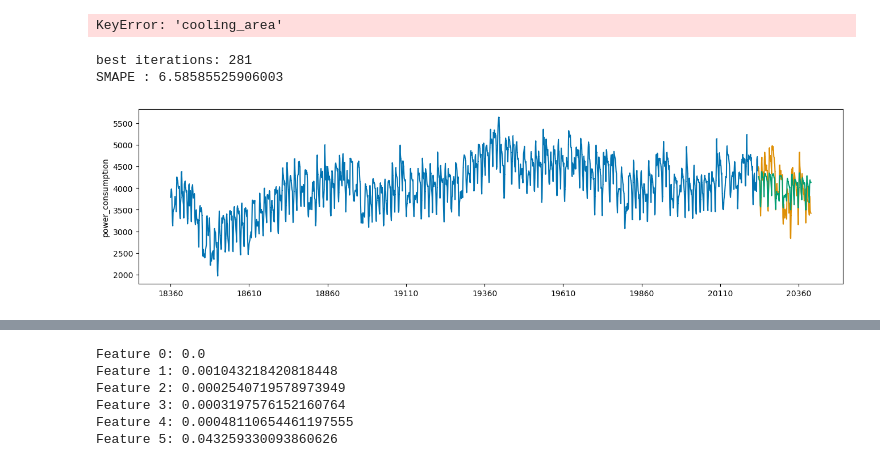
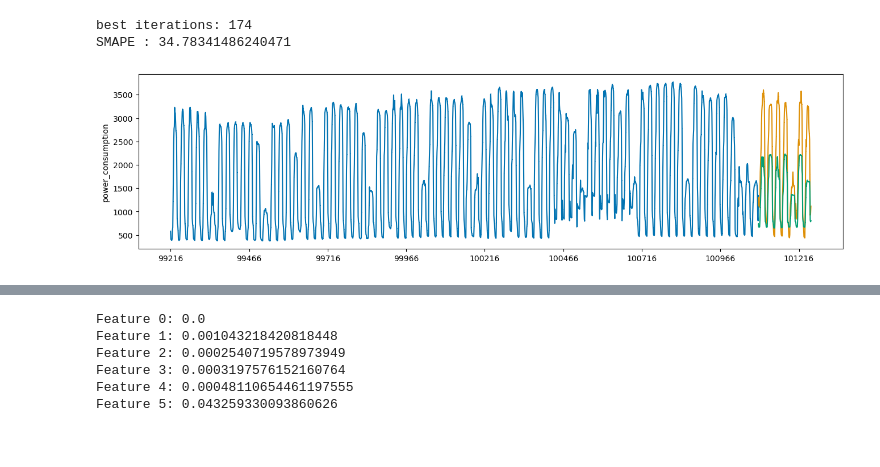
Before and after one commit to wooseungw/power_consumption_comp, a Jupyter notebook: xgboost_test_lbw.ipynb, the cells around one changed output, grey strips where cells are left out. Cells and saved outputs as stored; diff of their text form; code cells hidden in the pictures.

```diff
--- a/xgboost_test_lbw.ipynb
+++ b/xgboost_test_lbw.ipynb
@@ -53,58 +26,0 @@ merged_train_df = pd.read_csv('./data/train_preprocessed_add_lbw.csv')
-# %%
-def data(df):
-
-    df['cooling_to_total_area_ratio'] =  df['cooling_area'] / df['total_area']
-
-    grouped = df.groupby(['building_number', 'week', 'day'])
-
-    df['max_power'] = grouped['power_consumption'].transform(np.max)
-    df['min_power'] = grouped['power_consumption'].transform(np.min)
-
-    grouped2 = df.groupby(['building_number', 'week', 'day','holiday'])
-
-    df['max_power'] = grouped2['max_power'].transform(np.mean)
-    df['min_power'] = grouped2['min_power'].transform(np.mean)
-
-    df['solar_to_ess_ratio'] = df['solar_power_capacity'] / df['ess_capacity']
-    #df['efficiency'] = df['pcs_capacity'] / df['power_consumption']
-
-    df.replace([np.inf, -np.inf], np.nan, inplace=True)
-    df.fillna(0,inplace=True)
-    ## StandardScaler 객체 생성
-    #from sklearn.preprocessing import MinMaxScaler
-    # scaler = MinMaxScaler()
-    ## 데이터 표준화
-    # df['solar_to_ess_ratio'] = scaler.fit_transform(df[['solar_to_ess_ratio']])
-    # df['efficiency'] = scaler.fit_transform(df[['efficiency']])
-    df.drop(columns=['Unnamed: 0','sunshine','pcs_capacity','ess_capacity','solar_power_capacity','solar_radiation','total_area','cooling_area'],inplace= True)
-
-    return df
-
-def data2(df):
-
-    df['cooling_to_total_area_ratio'] =  df['cooling_area'] / df['total_area']
-
-    grouped = merged_train_df.groupby(['building_number', 'holiday'])
-
-    df['max_power'] = grouped['max_power'].transform(np.mean)
-    df['min_power'] = grouped['min_power'].transform(np.mean)
-
-    df['solar_to_ess_ratio'] = df['solar_power_capacity'] / df['ess_capacity']
-    #df['efficiency'] = df['pcs_capacity'] / df['power_consumption']
-
-    df.replace([np.inf, -np.inf], np.nan, inplace=True)
-    df.fillna(0,inplace=True)
-    ## StandardScaler 객체 생성
-    #from sklearn.preprocessing import MinMaxScaler
-    # scaler = MinMaxScaler()
-    ## 데이터 표준화
-    # df['solar_to_ess_ratio'] = scaler.fit_transform(df[['solar_to_ess_ratio']])
-    # df['efficiency'] = scaler.fit_transform(df[['efficiency']])
-    df.drop(columns=['pcs_capacity','ess_capacity','solar_power_capacity','total_area','cooling_area'],inplace= True)
-
-    return df
-
-merged_train_df = data(merged_train_df)
-merged_test_df = data2(merged_test_df)
-# %% [output]
-KeyError: 'cooling_area'
@@ -121,39 +300,42 @@ def weighted_mse(alpha = 1):
 def SMAPE(y_true, y_pred):
     return 100/len(y_true) * np.sum(2 * np.abs(y_pred - y_true) / (np.abs(y_true) + np.abs(y_pred)))
 
+xgb_params =  pd.read_csv('./parameters\hyperparameter_xgb_split2_lbw.csv')
 #Smape_buildnum = []
 #merged_train_df = data(merged_train_df)
 ## 54번 건물의 발전량
-bnum = 10
-y = merged_train_df.loc[merged_train_df.building_number == bnum, 'power_consumption']
-x = merged_train_df.loc[merged_train_df.building_number == bnum, ].drop(columns=['power_consumption'])
+bnum = 54
+y_train = merged_train_df.loc[merged_train_df.building_number == bnum, 'power_consumption']
+x_train = merged_train_df.loc[merged_train_df.building_number == bnum, ].drop(columns=['power_consumption'])
+y_valid = merged_test_df.loc[merged_test_df.building_number == bnum, 'power_consumption']
+x_valid = merged_test_df.loc[merged_test_df.building_number == bnum, ].drop(columns=['power_consumption'])
+#y_train, y_valid, x_train, x_valid = temporal_train_test_split(y = y, X = x, test_size = 168) # 24시간*7일 = 168
 
-y_train, y_valid, x_train, x_valid = temporal_train_test_split(y = y, X = x, test_size = 168) # 24시간*7일 = 168
 
 ## 주황색이 실제 전력소비량, 초록색이 예측값입니다.
 ## mse가중치 사용 O
-xgb_params = pd.read_csv('./parameters/hyperparameter_xgb_holly2_lbw.csv')
 
 xgb_reg = XGBRegressor(n_estimators = xgb_params.iloc[bnum-1,7], eta = xgb_params.iloc[bnum-1,1], min_child_weight = xgb_params.iloc[bnum-1,2],
                        max_depth = xgb_params.iloc[bnum-1,3], colsample_bytree = xgb_params.iloc[bnum-1,4],
                        subsample = xgb_params.iloc[bnum-1,5], seed=0)
 if xgb_params.iloc[bnum-1,6] != 0:  # 만약 alpha가 0이 아니면 weighted_mse 사용
             xgb_reg.set_params(**{'objective':weighted_mse(xgb_params.iloc[bnum-1,6])})
 
 #xgb_reg.set_params(**{'objective':weighted_mse(100)})
 xgb_reg.fit(x_train, y_train, eval_set=[(x_train, y_train), (x_valid, y_valid)],
         early_stopping_rounds=300,
        verbose=False)
 
 pred = xgb_reg.predict(x_valid)
 pred = pd.Series(pred)
-pred.index = np.arange(y_valid.index[0], y_valid.index[-1]+1)
+pred.index = np.arange(y_train.index[-1], y_train.index[-1]+len(y_valid))
+y_valid.index = np.arange(y_train.index[-1], y_train.index[-1]+len(y_valid))
 plot_series(y_train, y_valid, pd.Series(pred), markers=[',' , ',', ','])
 
 print('best iterations: {}'.format(xgb_reg.best_iteration))
 print('SMAPE : {}'.format(SMAPE(y_valid, pred)))
 #Smape_buildnum.append([bnum, xgb_reg.best_iteration, SMAPE(y_valid, pred)])
 # %% [output]
-best iterations: 281
-SMAPE : 6.58585525906003
+best iterations: 174
+SMAPE : 34.78341486240471
-[figure, old version]
+[figure, new version]
```
Also changed, not shown: parts of 7 cells of this notebook, 14 other files.
